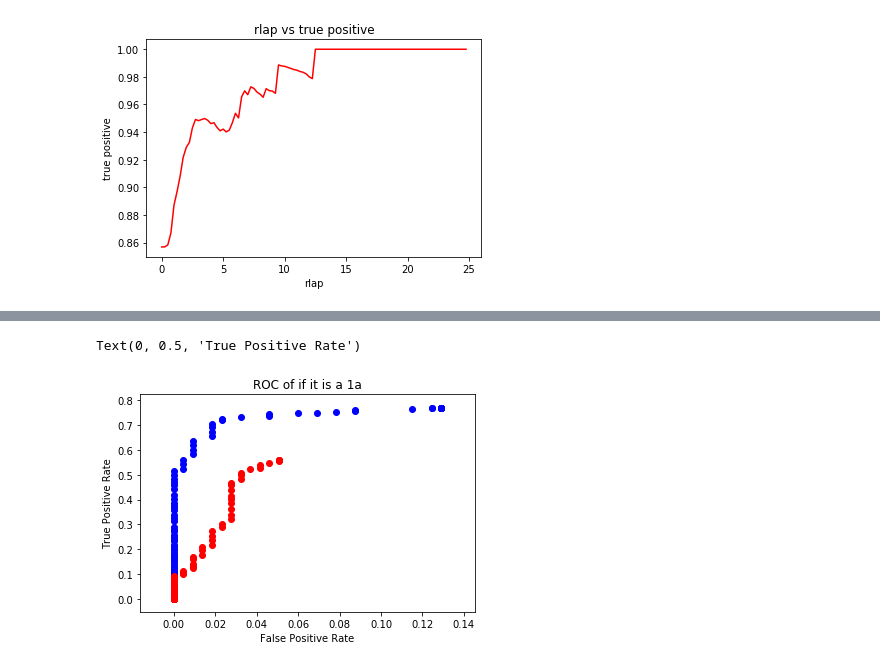
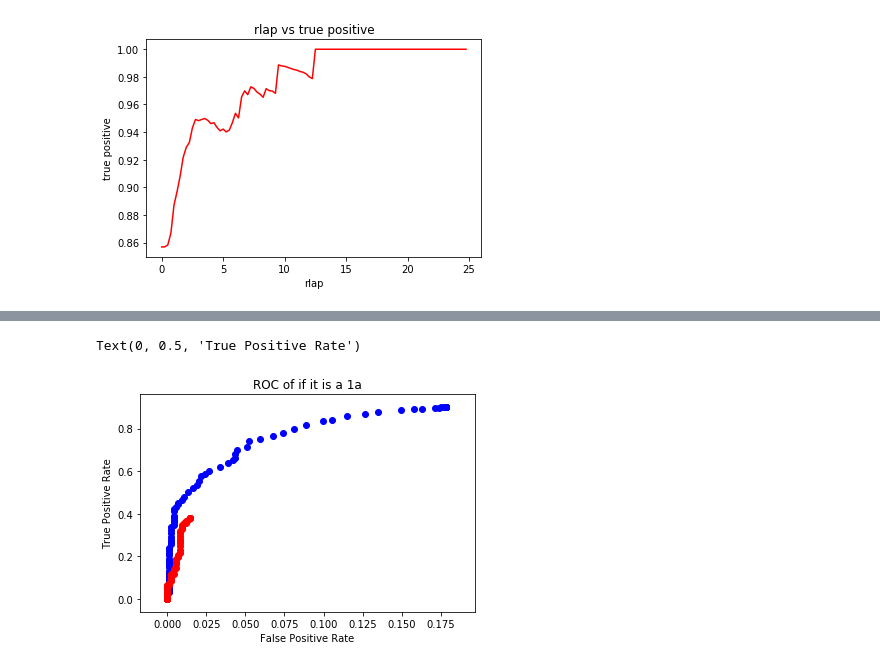
Before and after one commit to Hallflower20/supernova-spectrum-analysis, a Jupyter notebook: SideBySide.ipynb, the cells around one changed output, grey strips where cells are left out. Cells and saved outputs as stored; diff of their text form; code cells hidden in the pictures.

Commit message:
New Graphs

```diff
--- a/SideBySide.ipynb
+++ b/SideBySide.ipynb
@@ -150,0 +149,2 @@ print(truepositive,falsepositive)
+# %%
+snid_results = Table.read("/home/xhall/Documents/NewZTF/sample_2018/ML_sample_snid_2018.csv")
@@ -150,0 +158,4 @@ print(truepositive,falsepositive)
+# %%
+indicies = []
+for i in np.unique(snid_results["ZTF_Name"]):
+    indicies.append(np.where(snid_results["ZTF_Name"] == i)[0][-1])
@@ -150,0 +164,26 @@ print(truepositive,falsepositive)
+# %%
+negative = 0
+positive = 0
+for j in snid_results:
+    correct_1a = "Ia" in j["sn_type"]
+    if(correct_1a):
+        positive += 1
+    if(not(correct_1a)):
+        negative += 1
+# %%
+counters_rlap_1a = []
+for i in np.linspace(0,25,101):
+    truepositive = 0
+    falsepositive = 0
+    JoinedResults = snid_results[np.where(snid_results["c_rlap"] > i)]
+    for line in JoinedResults:
+        correct_1a = "Ia" in line["sn_type"]
+        classified_1a = "Ia" in line["c_snid"]
+        if(correct_1a == True and classified_1a == True):
+            truepositive += 1
+        if(correct_1a != True and classified_1a == True):
+            falsepositive += 1
+            if(i == 25):
+                print(line["Version"], line["c_snid"], line["sn_type"])
+    counters_rlap_1a.append([i,truepositive/(positive),falsepositive/(negative),len(JoinedResults), truepositive, falsepositive])
+counters_rlap_1a = np.asarray(counters_rlap_1a)
@@ -298,12 +365,12 @@ for i in ResultsTable_List_confidence_rlap:
     counters_confidence_1a_rlap.append([i[0],truepositive/(positive),falsepositive/(negative),len(JoinedResults), truepositive, falsepositive])
 counters_confidence_1a_rlap = np.asarray(counters_confidence_1a_rlap)
 # %%
-plt.scatter(counters_rlap_1a[:,2], counters_rlap_1a[:,1], color = "blue")
-plt.scatter(counters_confidence_1a_rlap[:,2], counters_confidence_1a_rlap[:,1], color = "red")
+snidroc = plt.scatter(counters_rlap_1a[:,2], counters_rlap_1a[:,1], color = "blue")
+dashroc = plt.scatter(counters_confidence_1a_rlap[:,2], counters_confidence_1a_rlap[:,1], color = "red")
 #plt.text(counters_rlap_1a[:,2], counters_rlap_1a[:,1], counters_rlap_1a[:,0])
 plt.title("ROC of if it is a 1a")
 plt.xlabel("False Positive Rate")
 plt.ylabel("True Positive Rate")
 # %% [output]
 Text(0, 0.5, 'True Positive Rate')
-[figure, old version]
+[figure, new version]
```
Also changed, not shown: parts of 24 cells of this notebook, 12 other files.
